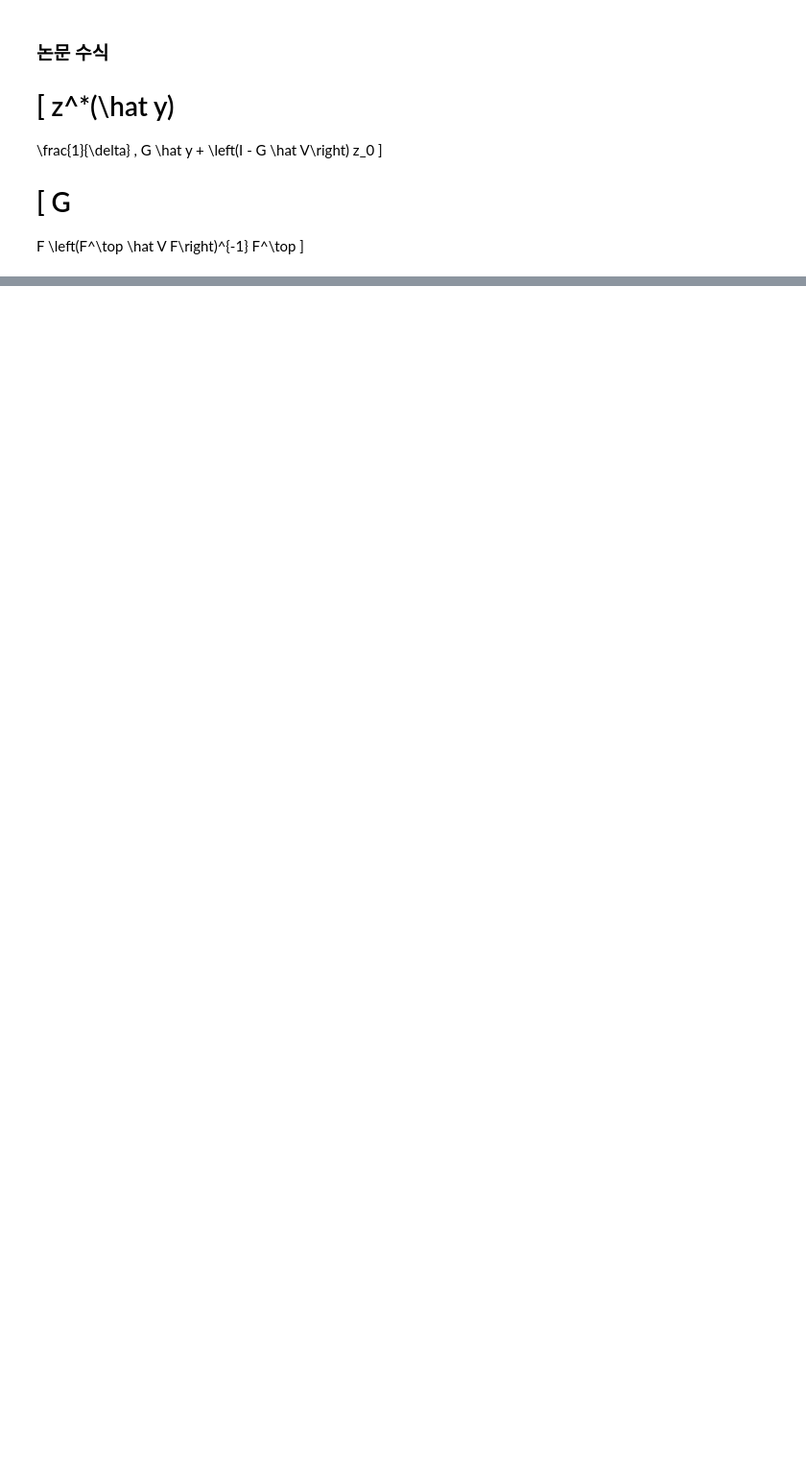
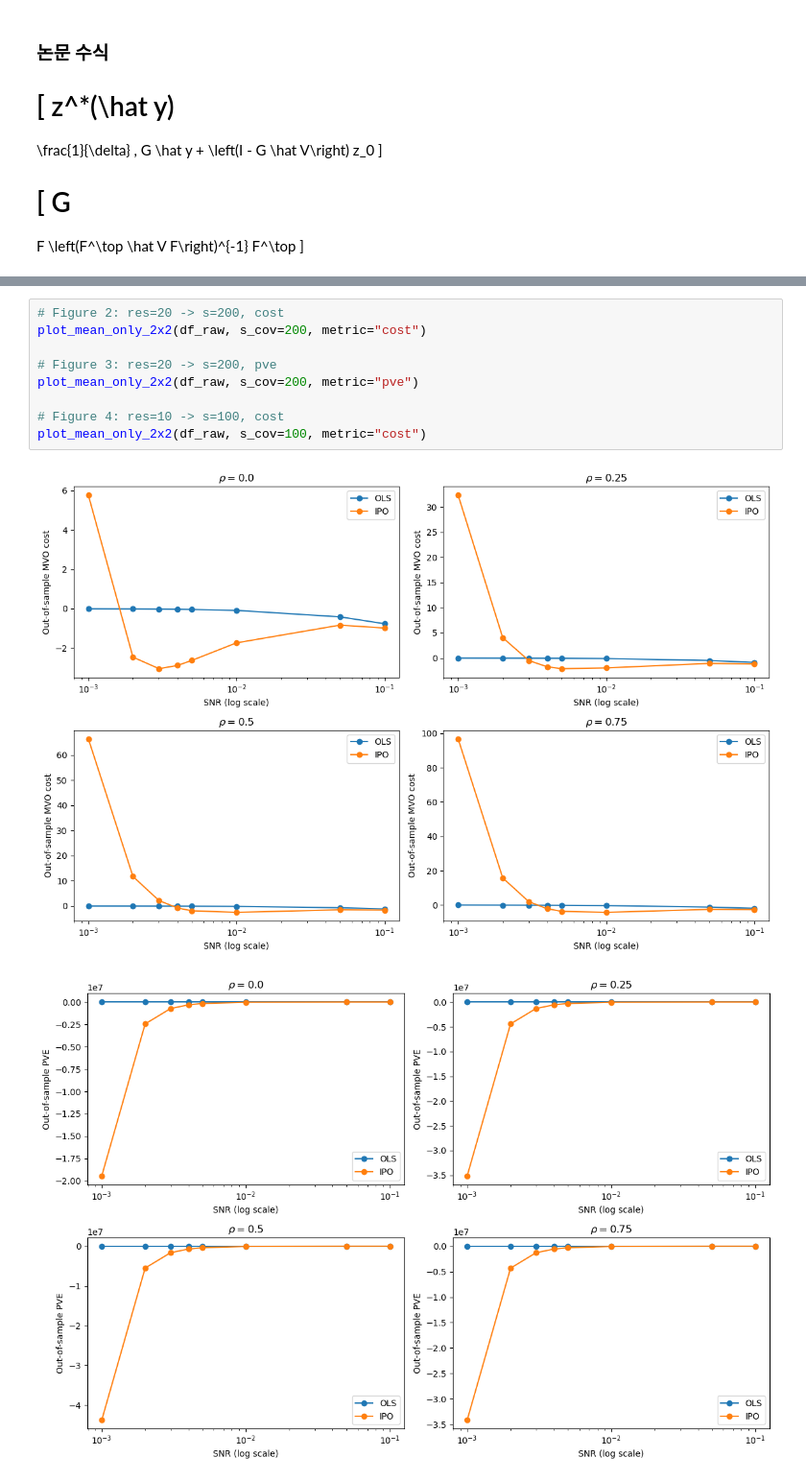
Before and after one commit to taekyounglee1224/cvxpy-portfolio-lab, a Jupyter notebook: IP-MVO/sim1.ipynb, the cells around one changed output, grey strips where cells are left out. Shown at 96% size. Saved outputs shown, nothing was run; the diff lists cells and outputs as text; blank space fills up the shorter version.

```diff
--- a/IP-MVO/sim1.ipynb
+++ b/IP-MVO/sim1.ipynb
@@ -337,0 +508,12 @@ df
+# %%
+# Figure 2: res=20 -> s=200, cost
+plot_mean_only_2x2(df_raw, s_cov=200, metric="cost")
+
+# Figure 3: res=20 -> s=200, pve
+plot_mean_only_2x2(df_raw, s_cov=200, metric="pve")
+
+# Figure 4: res=10 -> s=100, cost
+plot_mean_only_2x2(df_raw, s_cov=100, metric="cost")
+# %% [output]
+[figure, added]
+[figure, added]
```
Also changed, not shown: parts of 10 cells of this notebook.
